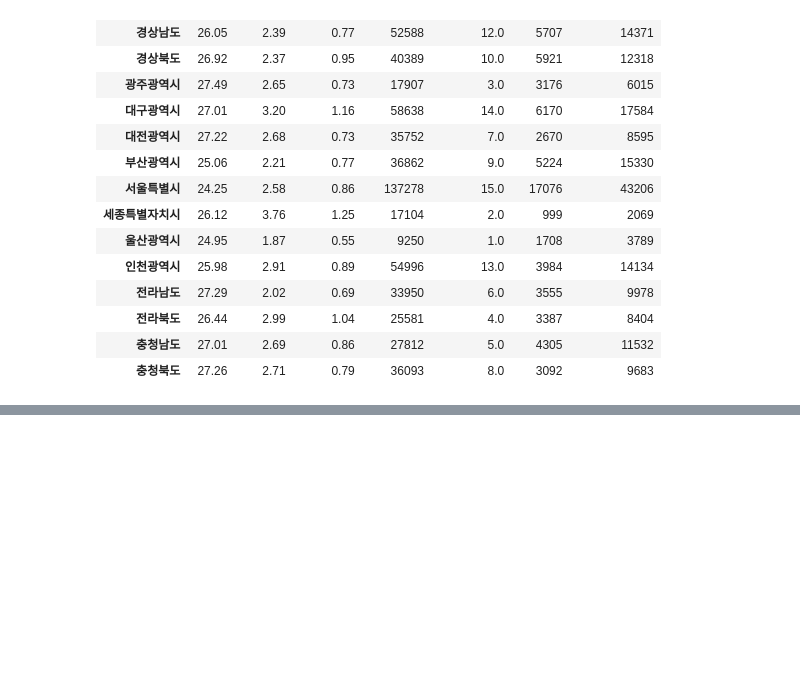
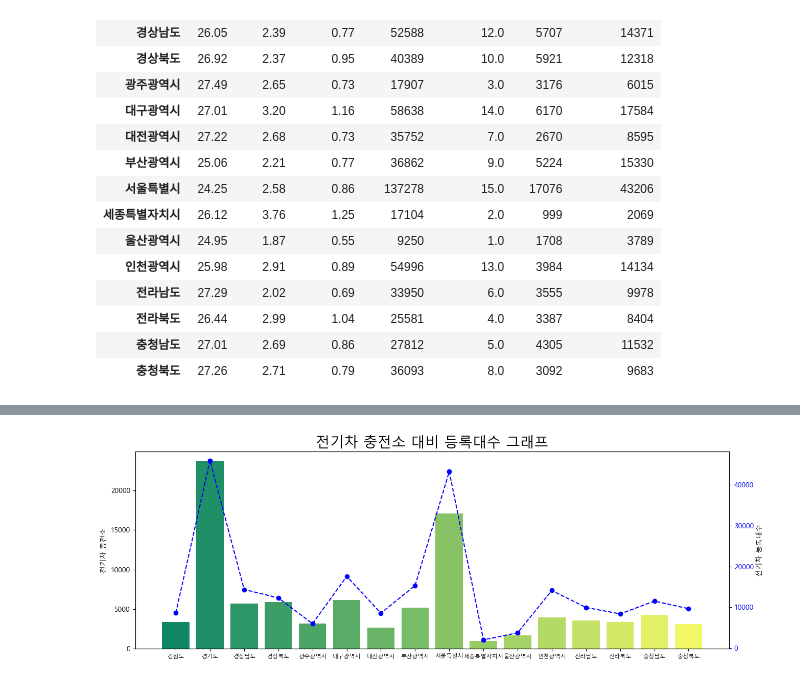
Before and after one commit to ParkMyoung-hun/AcornBigDataClass_Team3, a Jupyter notebook: deawon/20221123_Pre_Charging.ipynb, the cells around one changed output, grey strips where cells are left out. Cells and saved outputs as stored; diff of their text form; code cells hidden in the pictures; blank space fills up the shorter version.

```diff
--- a/deawon/20221123_Pre_Charging.ipynb
+++ b/deawon/20221123_Pre_Charging.ipynb
@@ -196,0 +225,20 @@ data
+# %%
+fig=plt.figure(figsize=(15,5))
+fig.set_facecolor("white")
+ax1 = fig.add_subplot() ## axes 생성
+
+xtick_label_position = list(range(len(data.index))) ## x축 눈금 라벨이 표시될 x좌표
+ax1.set_xticks(xtick_label_position) ## x축 눈금
+ax1.set_xticklabels(data.index, fontsize=8) ## x축 눈금 라벨
+ax1.bar(xtick_label_position, data["충전소수"], color=colors) ## 바차트 출력
+ax1.set_ylabel("전기차 충전소")
+
+ax2 = ax1.twinx() ## 새로운 axis 생성
+ax2.plot(xtick_label_position, data["전기차등록대수"], color="blue", linestyle='--', marker='o') ## 선 그래프
+ax2.tick_params(axis='y', labelcolor="blue") ## 눈금 라벨 색상 지정
+ax2.set_ylabel("전기차 등록대수")
+
+plt.title('전기차 충전소 대비 등록대수 그래프', fontsize=20)
+plt.show()
+# %% [output]
+[figure, added]
```
Also changed, not shown: parts of 5 cells of this notebook.
